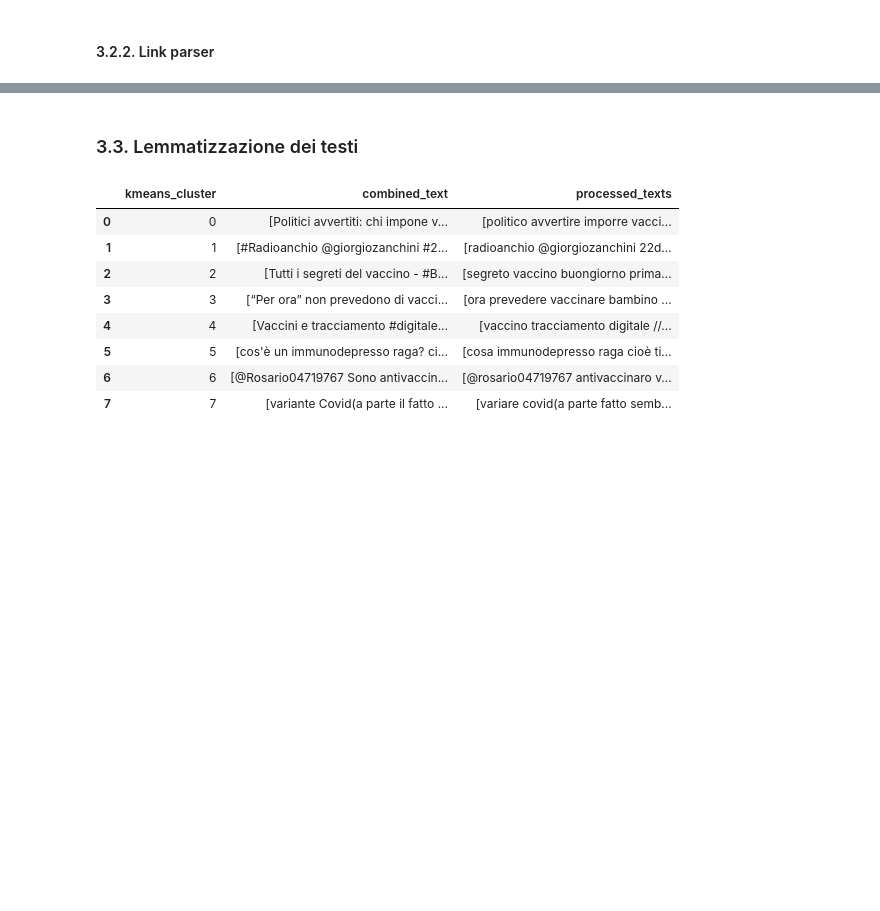
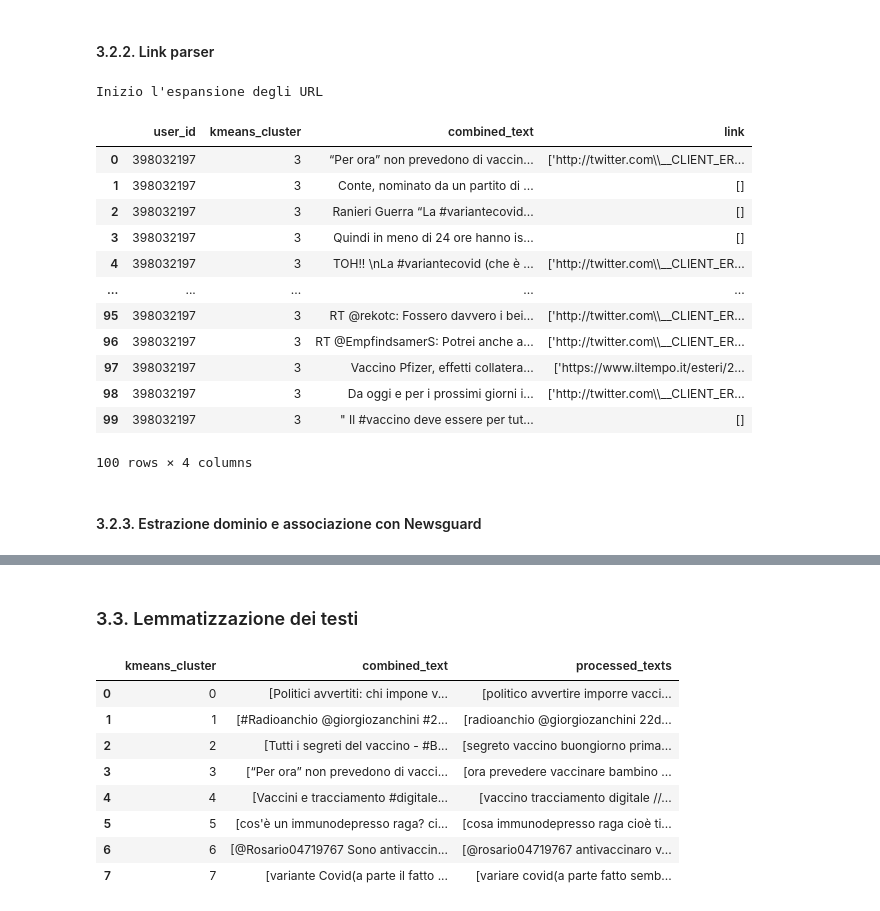
Before and after one commit to davisf20/characterization-of-user-misbehavior-in-online-social-media, a Jupyter notebook: notebooks/clustersCharacterization.ipynb, the cells around one changed output, grey strips where cells are left out. Cells and saved outputs as stored; diff of their text form; code cells hidden in the pictures; blank space fills up the shorter version.

```diff
--- a/notebooks/clustersCharacterization.ipynb
+++ b/notebooks/clustersCharacterization.ipynb
@@ -354,0 +357,36 @@ def get_url(data, num):
+# %%
+# link_extraction = link_extraction.apply(lambda x: x[:100])
+
+def expand_urls_in_dataframe(df):
+    print("Inizio l'espansione degli URL")
+    for i in tqdm(range(len(df))):
+        links = df.loc[i, 'link']
+        expanded_links = []
+        for link in links:
+            try:
+                expanded_link = urlexpander.expand(link)
+            except:
+                expanded_link = np.NaN
+            expanded_links.append(expanded_link)
+        df.loc[i, 'link'] = str(expanded_links)  # converti la lista in una stringa
+    return df
+
+# Espande gli URL
+expand_urls_in_dataframe(link_extraction)
+
+link_extraction
+# %% [output]
+Inizio l'espansione degli URL
+|  | user_id | kmeans_cluster | combined_text | link |
+| 0 | 398032197 | 3 | “Per ora” non prevedono di vaccin... | ['http://twitter.com\\__CLIENT_ER... |
+| 1 | 398032197 | 3 | Conte, nominato da un partito di ... | [] |
+| 2 | 398032197 | 3 | Ranieri Guerra “La #variantecovid... | [] |
+| 3 | 398032197 | 3 | Quindi in meno di 24 ore hanno is... | [] |
+| 4 | 398032197 | 3 | TOH!! \nLa #variantecovid (che è ... | ['http://twitter.com\\__CLIENT_ER... |
+| ... | ... | ... | ... | ... |
+| 95 | 398032197 | 3 | RT @rekotc: Fossero davvero i bei... | ['http://twitter.com\\__CLIENT_ER... |
+| 96 | 398032197 | 3 | RT @EmpfindsamerS: Potrei anche a... | ['http://twitter.com\\__CLIENT_ER... |
+| 97 | 398032197 | 3 | Vaccino Pfizer, effetti collatera... | ['https://www.iltempo.it/esteri/2... |
+| 98 | 398032197 | 3 | Da oggi e per i prossimi giorni i... | ['http://twitter.com\\__CLIENT_ER... |
+| 99 | 398032197 | 3 | " Il #vaccino deve essere per tut... | [] |
+100 rows × 4 columns
@@ -354,0 +396,2 @@ def get_url(data, num):
+# %% [markdown]
+#### 3.2.3. Estrazione dominio e associazione con Newsguard
```
Also changed, not shown: parts of 14 cells of this notebook.
